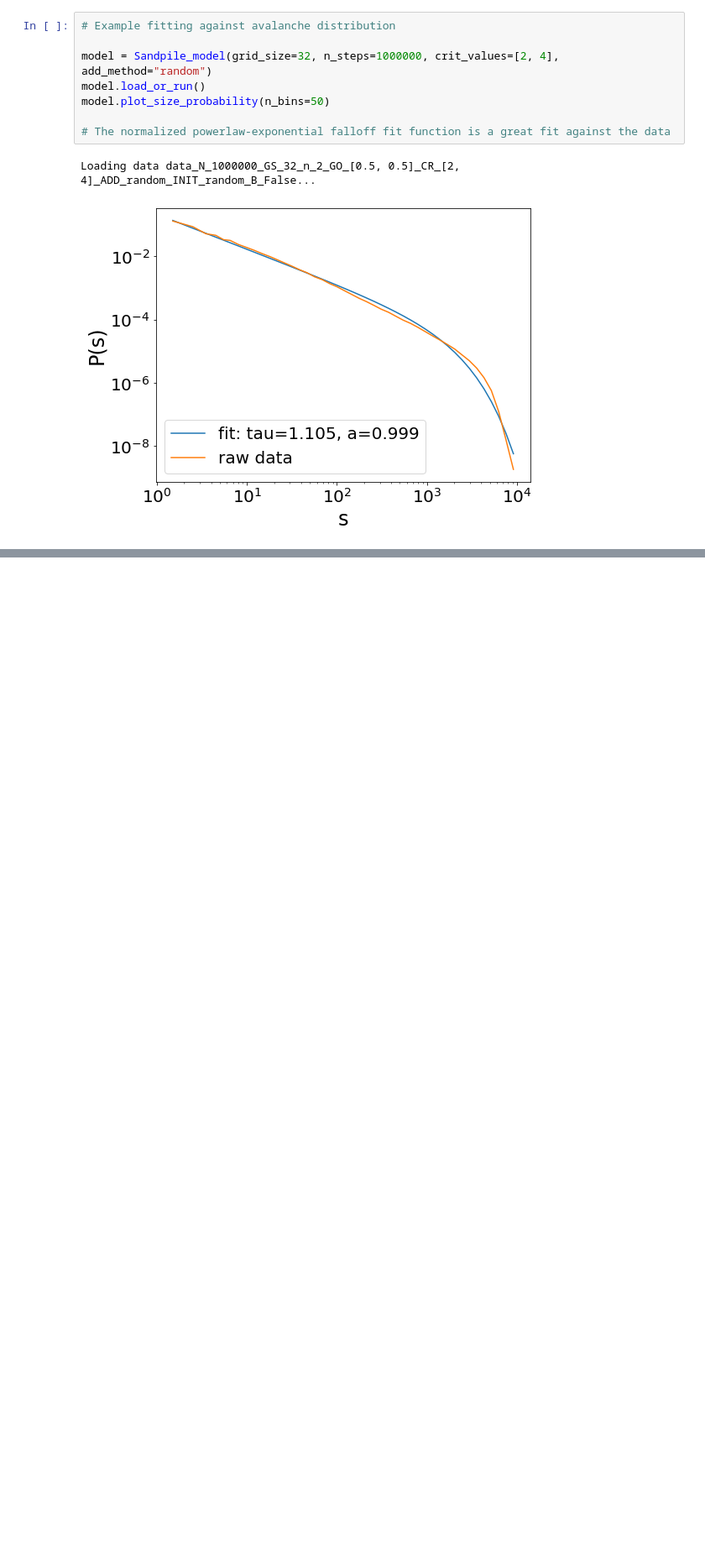
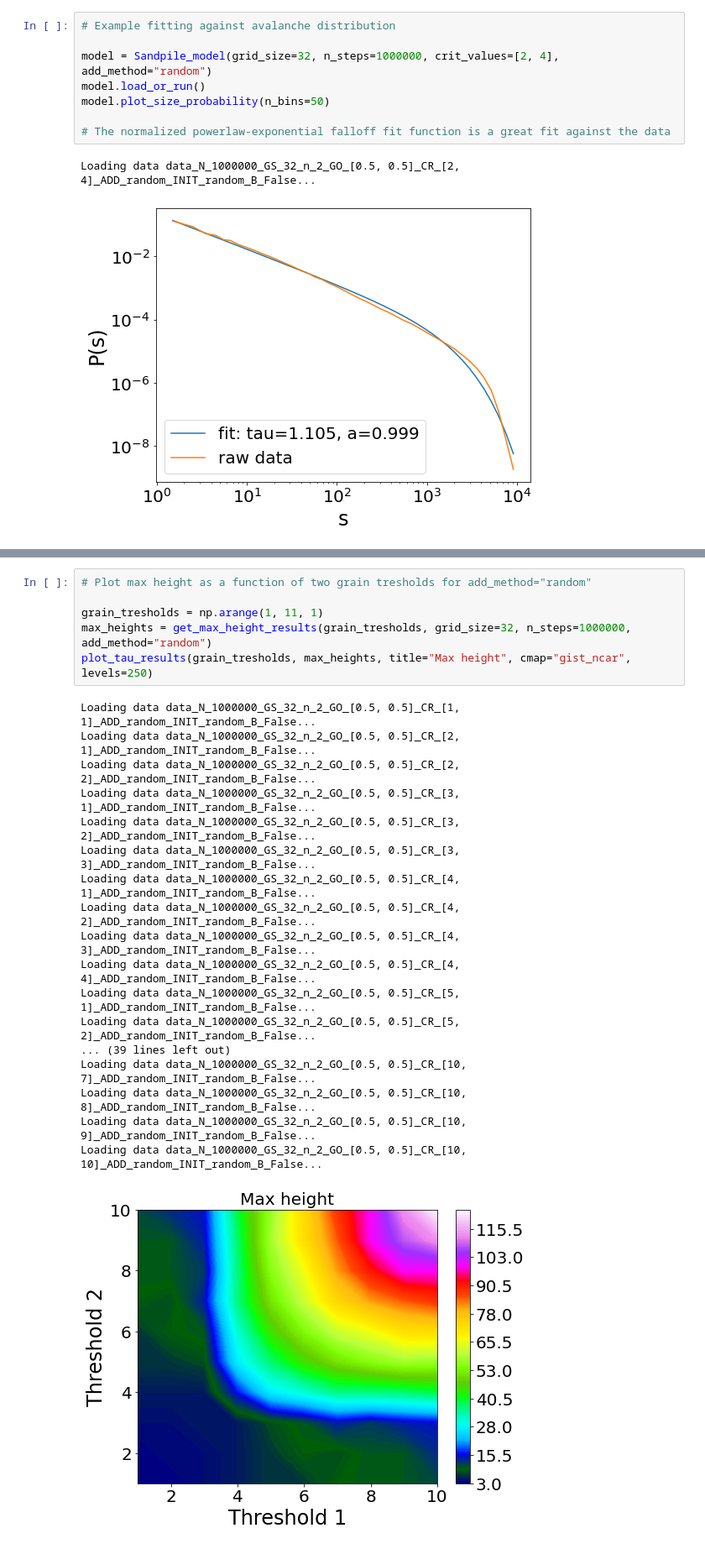
Before and after one commit to Nickvs99/Sandpile, a Jupyter notebook: results.ipynb, the cells around one changed output, grey strips where cells are left out. Shown: that part at 84% size. Cells and saved outputs as stored; diff of their text form; blank space fills up the shorter version.

```diff
--- a/results.ipynb
+++ b/results.ipynb
@@ -222,0 +241,25 @@ Loading data data_N_1000000_GS_32_n_2_GO_[0.5, 0.5]_CR_[10, 10]_ADD_normal_INIT_
+# %%
+# Plot max height as a function of two grain tresholds for add_method="random"
+
+grain_tresholds = np.arange(1, 11, 1)
+max_heights = get_max_height_results(grain_tresholds, grid_size=32, n_steps=1000000, add_method="random")
+plot_tau_results(grain_tresholds, max_heights, title="Max height", cmap="gist_ncar", levels=250)
+# %% [output]
+Loading data data_N_1000000_GS_32_n_2_GO_[0.5, 0.5]_CR_[1, 1]_ADD_random_INIT_random_B_False...
+Loading data data_N_1000000_GS_32_n_2_GO_[0.5, 0.5]_CR_[2, 1]_ADD_random_INIT_random_B_False...
+Loading data data_N_1000000_GS_32_n_2_GO_[0.5, 0.5]_CR_[2, 2]_ADD_random_INIT_random_B_False...
+Loading data data_N_1000000_GS_32_n_2_GO_[0.5, 0.5]_CR_[3, 1]_ADD_random_INIT_random_B_False...
+Loading data data_N_1000000_GS_32_n_2_GO_[0.5, 0.5]_CR_[3, 2]_ADD_random_INIT_random_B_False...
+Loading data data_N_1000000_GS_32_n_2_GO_[0.5, 0.5]_CR_[3, 3]_ADD_random_INIT_random_B_False...
+Loading data data_N_1000000_GS_32_n_2_GO_[0.5, 0.5]_CR_[4, 1]_ADD_random_INIT_random_B_False...
+Loading data data_N_1000000_GS_32_n_2_GO_[0.5, 0.5]_CR_[4, 2]_ADD_random_INIT_random_B_False...
+Loading data data_N_1000000_GS_32_n_2_GO_[0.5, 0.5]_CR_[4, 3]_ADD_random_INIT_random_B_False...
+Loading data data_N_1000000_GS_32_n_2_GO_[0.5, 0.5]_CR_[4, 4]_ADD_random_INIT_random_B_False...
+Loading data data_N_1000000_GS_32_n_2_GO_[0.5, 0.5]_CR_[5, 1]_ADD_random_INIT_random_B_False...
+Loading data data_N_1000000_GS_32_n_2_GO_[0.5, 0.5]_CR_[5, 2]_ADD_random_INIT_random_B_False...
+... (39 lines left out)
+Loading data data_N_1000000_GS_32_n_2_GO_[0.5, 0.5]_CR_[10, 7]_ADD_random_INIT_random_B_False...
+Loading data data_N_1000000_GS_32_n_2_GO_[0.5, 0.5]_CR_[10, 8]_ADD_random_INIT_random_B_False...
+Loading data data_N_1000000_GS_32_n_2_GO_[0.5, 0.5]_CR_[10, 9]_ADD_random_INIT_random_B_False...
+Loading data data_N_1000000_GS_32_n_2_GO_[0.5, 0.5]_CR_[10, 10]_ADD_random_INIT_random_B_False...
+[figure, added]
```
Also changed, not shown: parts of 4 cells of this notebook.
